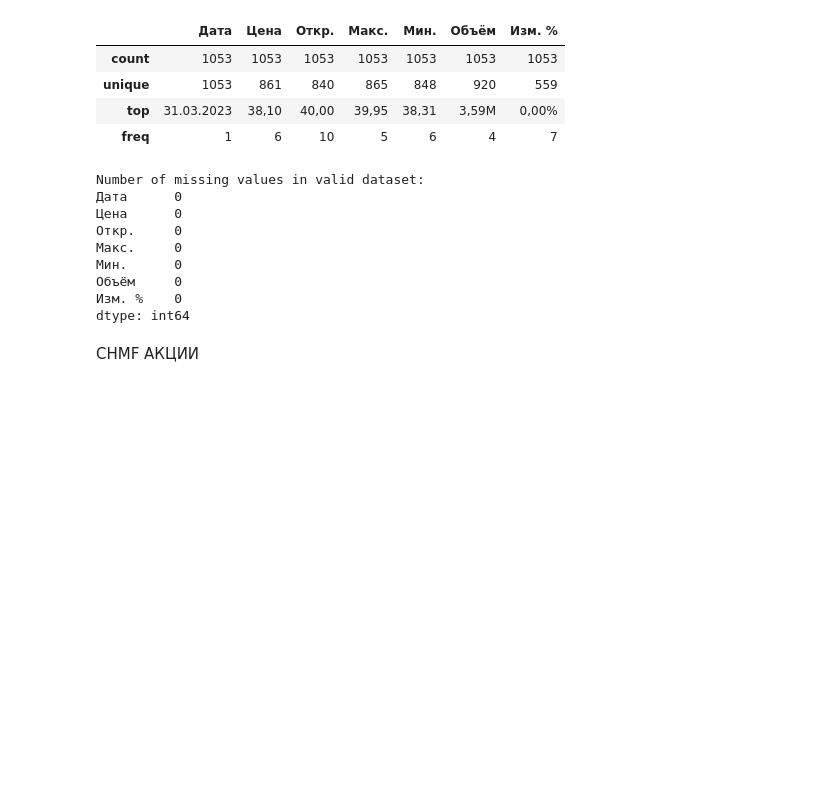
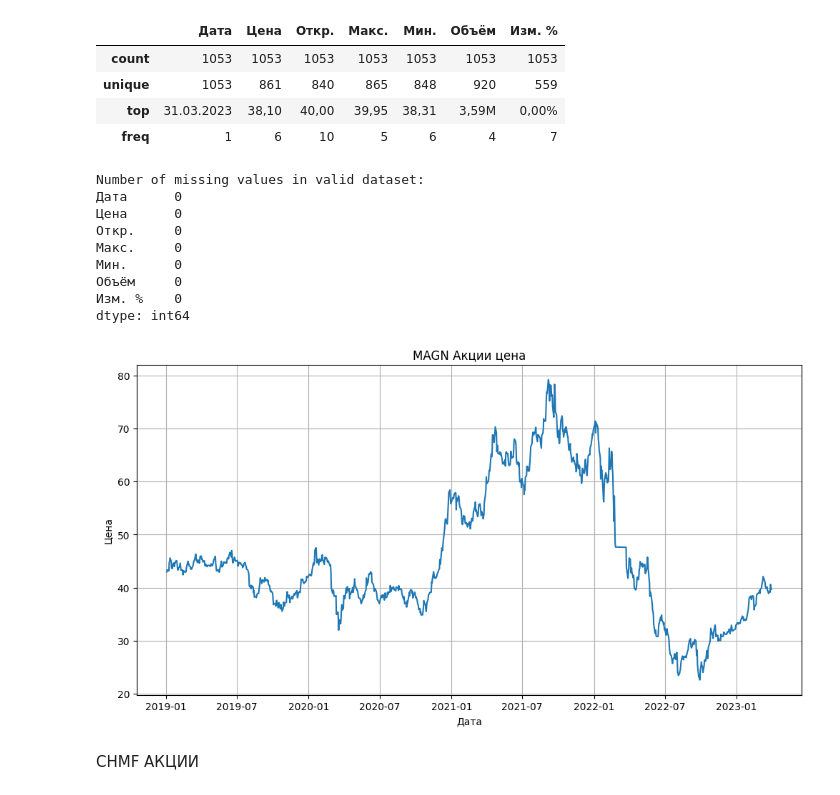
Before and after one commit to Sdrtmr/Intensive_3_local_work, a Jupyter notebook: Analysis/Excel_local_look.ipynb, the cells around one changed output. Cells and saved outputs as stored; diff of their text form; code cells hidden in the pictures; blank space fills up the shorter version.

```diff
--- a/Analysis/Excel_local_look.ipynb
+++ b/Analysis/Excel_local_look.ipynb
@@ -655,6 +680,23 @@ Number of missing values in valid dataset:
 Объём     0
 Изм. %    0
 dtype: int64
+# %%
+import pandas as pd
+import matplotlib.pyplot as plt
+
+# Загрузка данных
+df10 = pd.read_csv('MAGN Акции.csv', parse_dates=['Дата'], dayfirst=True)
+
+# График цены закрытия
+plt.figure(figsize=(12, 6))
+plt.plot(df10['Дата'], df10['Цена'].str.replace(',', '.').astype(float))
+plt.title('MAGN Акции цена')
+plt.xlabel('Дата')
+plt.ylabel('Цена')
+plt.grid()
+plt.show()
+# %% [output]
+[figure, added]
 # %% [markdown]
 CHMF АКЦИИ
 # %%
```
Also changed, not shown: parts of 3 cells of this notebook.
